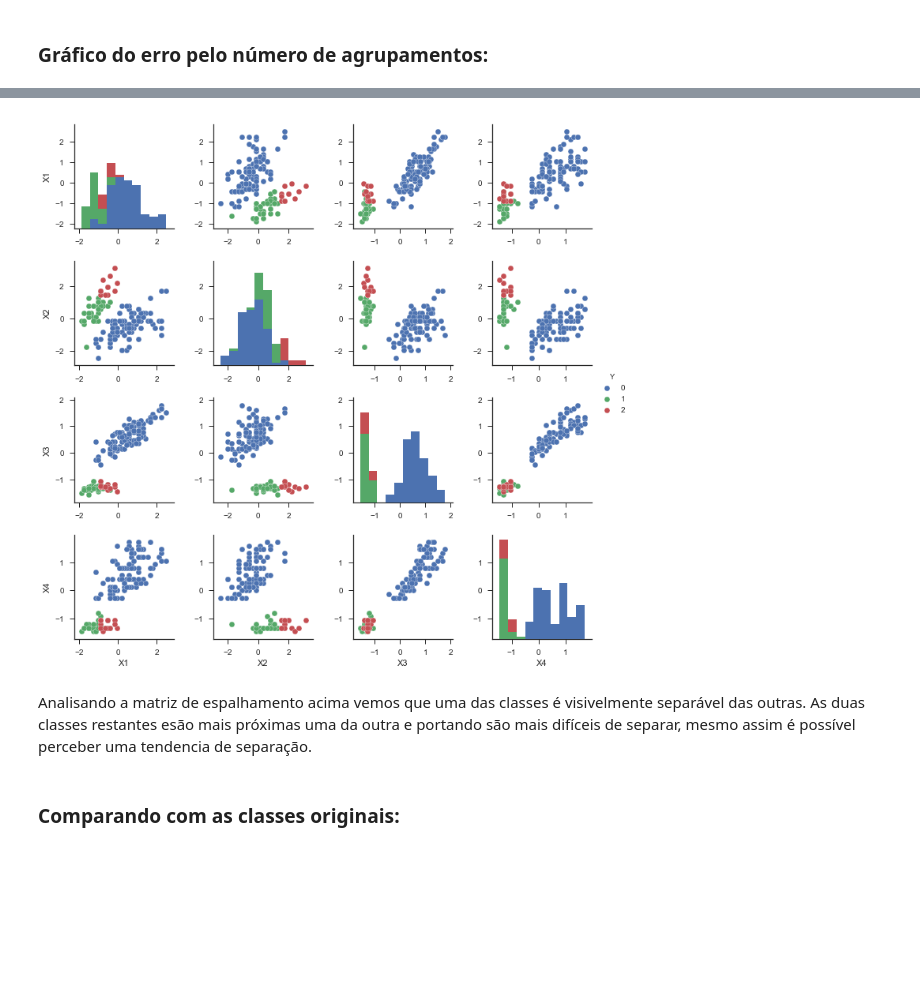
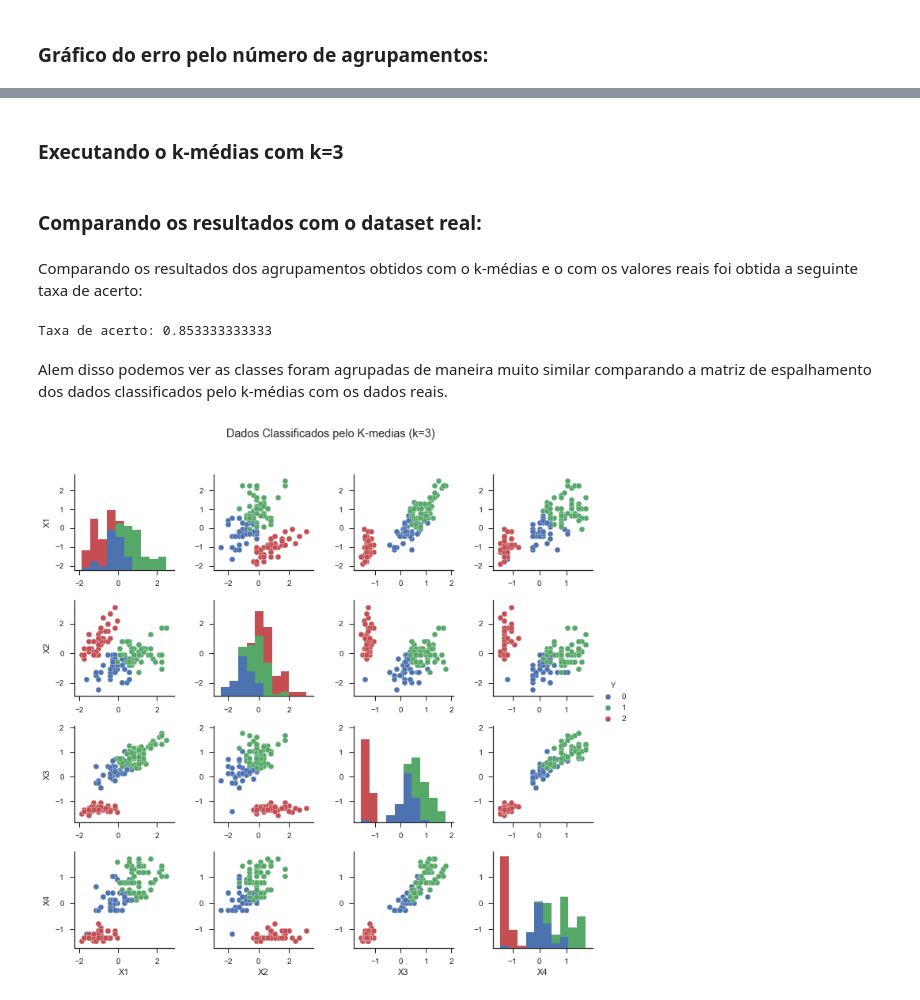
Before and after one commit to DaviBrg/machine_learning-ckp8277, a Jupyter notebook: exercise_5/exercise_5_machine_learning.ipynb, the cells around one changed output, grey strips where cells are left out. Cells and saved outputs as stored; diff of their text form; code cells hidden in the pictures; blank space fills up the shorter version.

Commit message:
Finished k-means analysis. Started PCA.

```diff
--- a/exercise_5/exercise_5_machine_learning.ipynb
+++ b/exercise_5/exercise_5_machine_learning.ipynb
@@ -78,7 +78,7 @@ class KMeans:
     def error(self, data):
         classified_data = zip(map(self.classify, data), data)
         error = map(lambda i: np.linalg.norm(i[1] - self.means[i[0]]), classified_data)
-        return np.asarray(error).sum()
+        return np.asarray(error).mean()
 # %% [markdown]
 ### Gráfico do erro pelo número de agrupamentos:
 # %%
@@ -108,0 +111,2 @@ plt.show()
+# %% [markdown]
+### Executando o k-médias com k=3
@@ -108,0 +117,2 @@ plt.show()
+# %% [markdown]
+### Comparando os resultados com o dataset real:
@@ -109,18 +141,20 @@ plt.show()
+# %% [markdown]
+Comparando os resultados dos agrupamentos obtidos com o k-médias e o com os valores reais foi obtida a seguinte taxa de acerto:
+# %%
+print("Taxa de acerto: {}".format(get_accuracy(y_pred, y_true, match)))
+# %% [output]
+Taxa de acerto: 0.853333333333
+# %% [markdown]
+Alem disso podemos ver as classes foram agrupadas de maneira muito similar comparando a matriz de espalhamento dos dados classificados pelo k-médias com os dados reais.
 # %%
 import seaborn as sns
 
-num_of_classes = 3
-clf = KMeans(num_of_classes)
-clf.train(data)
 test = df_inputs_norm[attributes[:-1]]
 test['Y'] = pd.Series(map(clf.classify, test.values))
-
-sns.pairplot(test, hue='Y', vars = attributes[:-1])
+g = sns.pairplot(test, hue='Y', vars = attributes[:-1])
+plt.subplots_adjust(top=0.9)
+g.fig.suptitle('Dados Classificados pelo K-medias (k=3)')
 plt.show()
 # %% [output]
-[figure, old version]
+[figure, new version]
-# %% [markdown]
-Analisando a matriz de espalhamento acima vemos que uma das classes é visivelmente separável das outras. As duas classes restantes esão mais próximas uma da outra e portando são mais difíceis de separar, mesmo assim é possível perceber uma tendencia de separação.
-# %% [markdown]
-### Comparando com as classes originais:
 # %%
```
Also changed, not shown: parts of 11 cells of this notebook.
